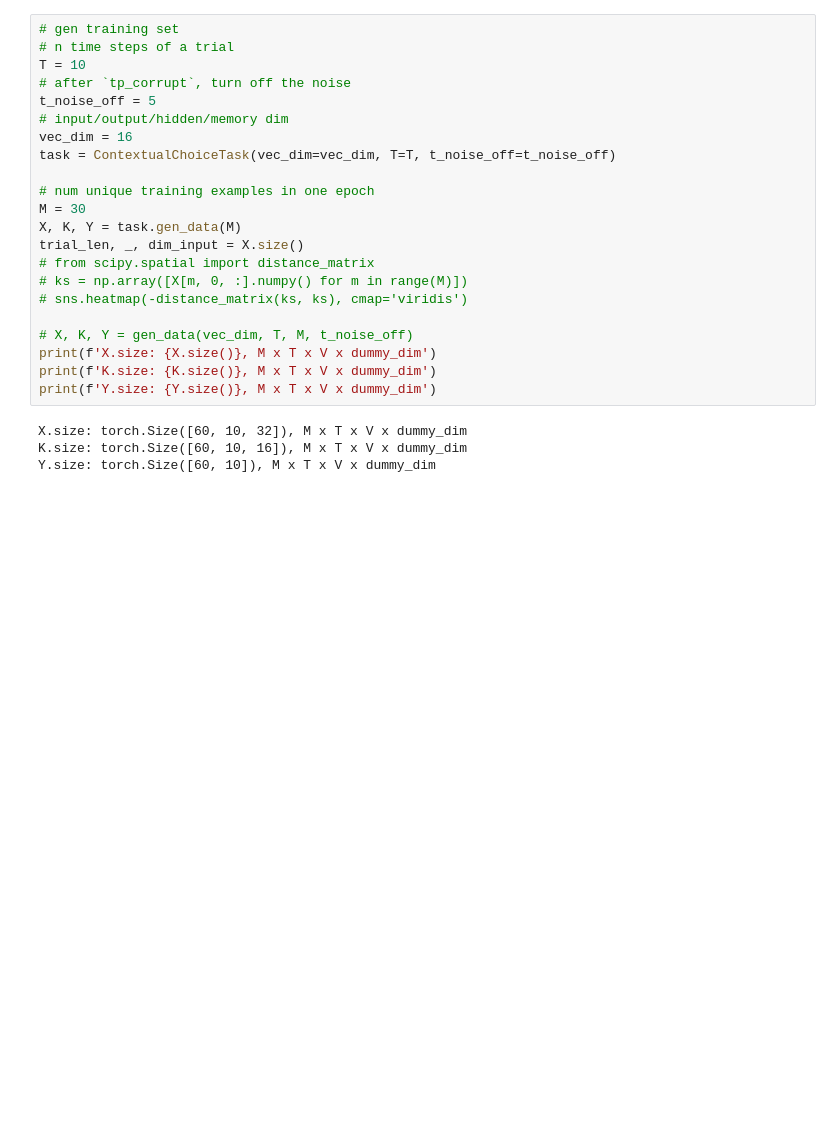
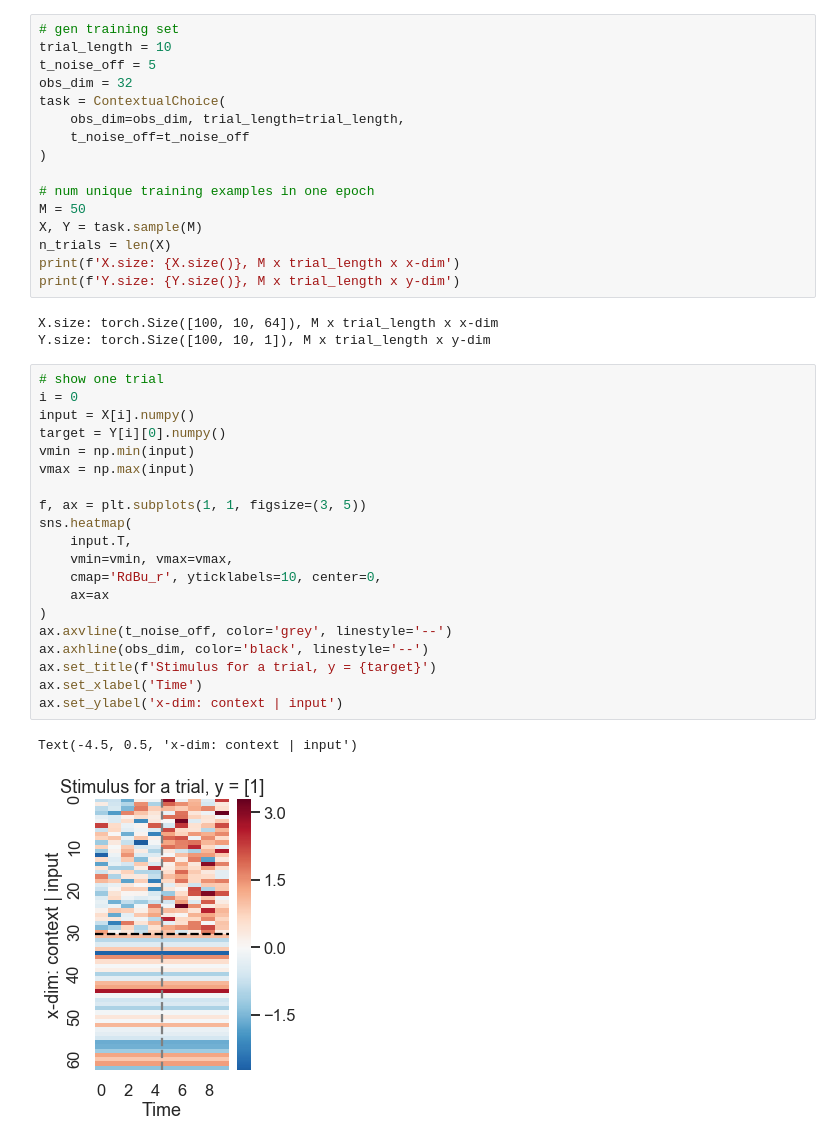
Before and after one commit to qihongl/dnd-lstm, a Jupyter notebook: src/contextual-choice.ipynb, the cells around one changed output. Saved outputs shown, nothing was run; the diff lists cells and outputs as text; blank space fills up the shorter version.

```diff
--- a/src/contextual-choice.ipynb
+++ b/src/contextual-choice.ipynb
@@ -21,28 +21,44 @@ torch.manual_seed(seed_val)
 np.random.seed(seed_val)
 # %%
 # gen training set
-# n time steps of a trial
-T = 10
-# after `tp_corrupt`, turn off the noise
+trial_length = 10
 t_noise_off = 5
-# input/output/hidden/memory dim
-vec_dim = 16
-task = ContextualChoiceTask(vec_dim=vec_dim, T=T, t_noise_off=t_noise_off)
+obs_dim = 32
+task = ContextualChoice(
+    obs_dim=obs_dim, trial_length=trial_length,
+    t_noise_off=t_noise_off
+)
 
 # num unique training examples in one epoch
-M = 30
-X, K, Y = task.gen_data(M)
-trial_len, _, dim_input = X.size()
-# from scipy.spatial import distance_matrix
-# ks = np.array([X[m, 0, :].numpy() for m in range(M)])
-# sns.heatmap(-distance_matrix(ks, ks), cmap='viridis')
-
-# X, K, Y = gen_data(vec_dim, T, M, t_noise_off)
-print(f'X.size: {X.size()}, M x T x V x dummy_dim')
-print(f'K.size: {K.size()}, M x T x V x dummy_dim')
-print(f'Y.size: {Y.size()}, M x T x V x dummy_dim')
+M = 50
+X, Y = task.sample(M)
+n_trials = len(X)
+print(f'X.size: {X.size()}, M x trial_length x x-dim')
+print(f'Y.size: {Y.size()}, M x trial_length x y-dim')
 # %% [output]
-X.size: torch.Size([60, 10, 32]), M x T x V x dummy_dim
-K.size: torch.Size([60, 10, 16]), M x T x V x dummy_dim
-Y.size: torch.Size([60, 10]), M x T x V x dummy_dim
+X.size: torch.Size([100, 10, 64]), M x trial_length x x-dim
+Y.size: torch.Size([100, 10, 1]), M x trial_length x y-dim
+# %%
+# show one trial
+i = 0
+input = X[i].numpy()
+target = Y[i][0].numpy()
+vmin = np.min(input)
+vmax = np.max(input)
+
+f, ax = plt.subplots(1, 1, figsize=(3, 5))
+sns.heatmap(
+    input.T,
+    vmin=vmin, vmax=vmax,
+    cmap='RdBu_r', yticklabels=10, center=0,
+    ax=ax
+)
+ax.axvline(t_noise_off, color='grey', linestyle='--')
+ax.axhline(obs_dim, color='black', linestyle='--')
+ax.set_title(f'Stimulus for a trial, y = {target}')
+ax.set_xlabel('Time')
+ax.set_ylabel('x-dim: context | input')
+# %% [output]
+Text(-4.5, 0.5, 'x-dim: context | input')
+[figure, added]
 # %%
```
Also changed, not shown: parts of 9 cells of this notebook, 2 other files.
